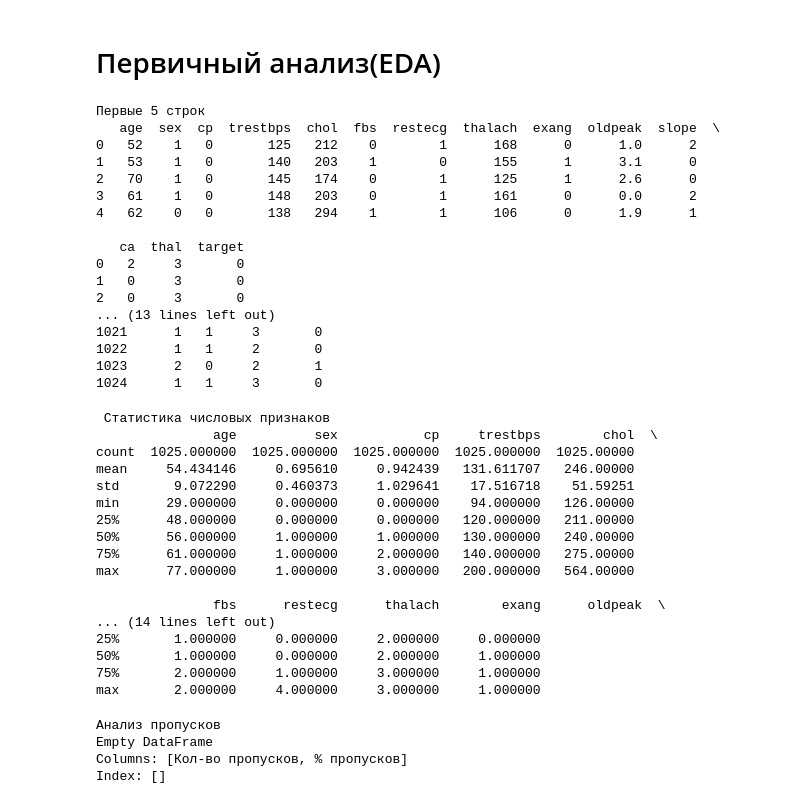
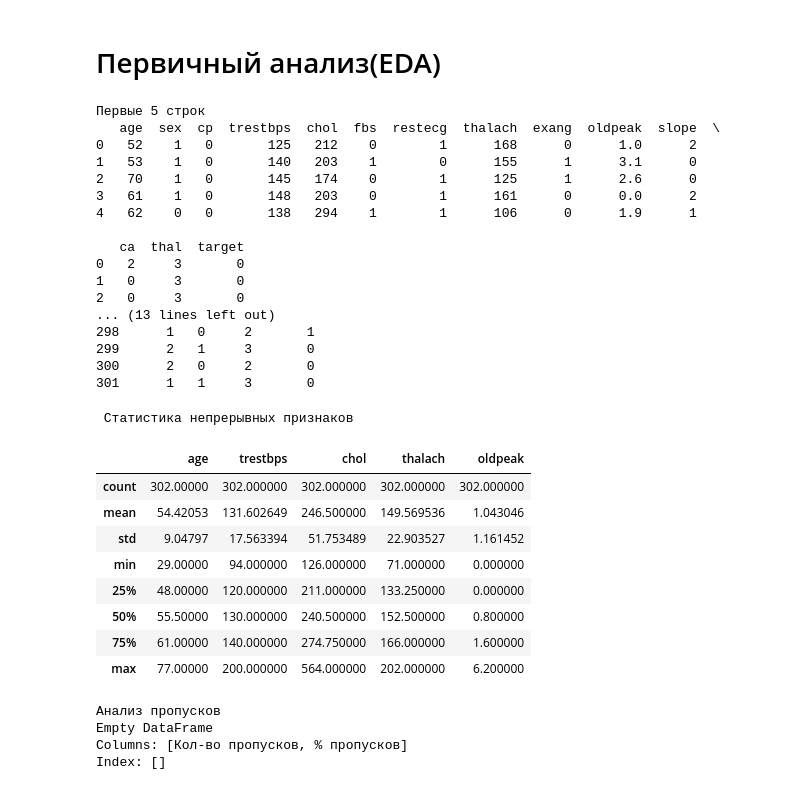
Before and after one commit to elena-kornaeva/Practice_DecisionTreeClassifier, a Jupyter notebook: notebooks/01_EDA.ipynb, the cells around one changed output. Saved outputs shown, nothing was run; the diff lists cells and outputs as text; code cells hidden in the pictures.

```diff
--- a/notebooks/01_EDA.ipynb
+++ b/notebooks/01_EDA.ipynb
@@ -10,4 +12,7 @@ sns.set_style("whitegrid")
 # %%
-df = pd.read_csv('../data/heart.csv')
-df
+df = pd.read_csv('../data/raw/heart.csv')
+print('Размер исходного датасета:', df.shape)
+print('Количество полных дубликатов:', df.duplicated().sum())
+df = df.drop_duplicates().reset_index(drop=True)
+print('Размер после удаления дубликатов:', df.shape)
 # %% [output]
@@ -37,3 +32,31 @@ print(df.dtypes.value_counts())
 int64      13
 float64     1
 Name: count, dtype: int64
+# %%
+target_col = 'target'
+
+continuous_cols = [
+    'age',
+    'trestbps',
+    'chol',
+    'thalach',
+    'oldpeak'
+]
+
+binary_cols = [
+    'sex',
+    'fbs',
+    'exang'
+]
+
+categorical_cols = [
+    'cp',
+    'restecg',
+    'slope',
+    'ca',
+    'thal'
+]
+
+print('Непрерывные признаки:', continuous_cols)
+print('Бинарные признаки:', binary_cols)
+print('Категориальные признаки:', categorical_cols)
@@ -59,35 +86,24 @@ print(df.tail())
 1   0     3       0
 2   0     3       0
 ... (13 lines left out)
-1021      1   1     3       0
-1022      1   1     2       0
-1023      2   0     2       1
-1024      1   1     3       0
+298      1   0     2       1
+299      2   1     3       0
+300      2   0     2       0
+301      1   1     3       0
 # %%
-print("\n Статистика числовых признаков ")
-numeric_cols = df.select_dtypes(include=[np.number]).columns
-if len(numeric_cols) > 0:
-    print(df[numeric_cols].describe())
-else:
-    print("Нет числовых признаков!")
+print("\n Статистика непрерывных признаков ")
+display(df[continuous_cols].describe())
 # %% [output]
- Статистика числовых признаков
-               age          sex           cp     trestbps        chol  \
-count  1025.000000  1025.000000  1025.000000  1025.000000  1025.00000
-mean     54.434146     0.695610     0.942439   131.611707   246.00000
-std       9.072290     0.460373     1.029641    17.516718    51.59251
-min      29.000000     0.000000     0.000000    94.000000   126.00000
-25%      48.000000     0.000000     0.000000   120.000000   211.00000
-50%      56.000000     1.000000     1.000000   130.000000   240.00000
-75%      61.000000     1.000000     2.000000   140.000000   275.00000
-max      77.000000     1.000000     3.000000   200.000000   564.00000
-
-               fbs      restecg      thalach        exang      oldpeak  \
-... (14 lines left out)
-25%       1.000000     0.000000     2.000000     0.000000
-50%       1.000000     0.000000     2.000000     1.000000
-75%       2.000000     1.000000     3.000000     1.000000
-max       2.000000     4.000000     3.000000     1.000000
+ Статистика непрерывных признаков
+|  | age | trestbps | chol | thalach | oldpeak |
+| count | 302.00000 | 302.000000 | 302.000000 | 302.000000 | 302.000000 |
+| mean | 54.42053 | 131.602649 | 246.500000 | 149.569536 | 1.043046 |
+| std | 9.04797 | 17.563394 | 51.753489 | 22.903527 | 1.161452 |
+| min | 29.00000 | 94.000000 | 126.000000 | 71.000000 | 0.000000 |
+| 25% | 48.00000 | 120.000000 | 211.000000 | 133.250000 | 0.000000 |
+| 50% | 55.50000 | 130.000000 | 240.500000 | 152.500000 | 0.800000 |
+| 75% | 61.00000 | 140.000000 | 274.750000 | 166.000000 | 1.600000 |
+| max | 77.00000 | 200.000000 | 564.000000 | 202.000000 | 6.200000 |
 # %%
 print("\nАнализ пропусков")
 df.isna().sum()
```
Also changed, not shown: parts of 20 cells of this notebook, 18 other files.
